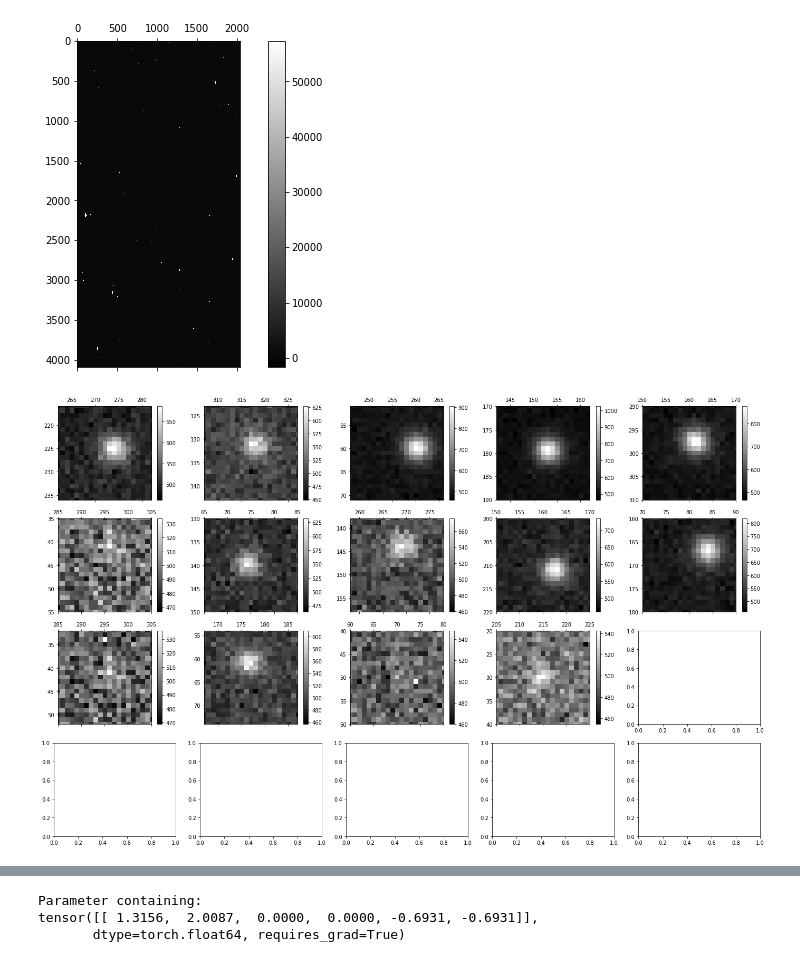
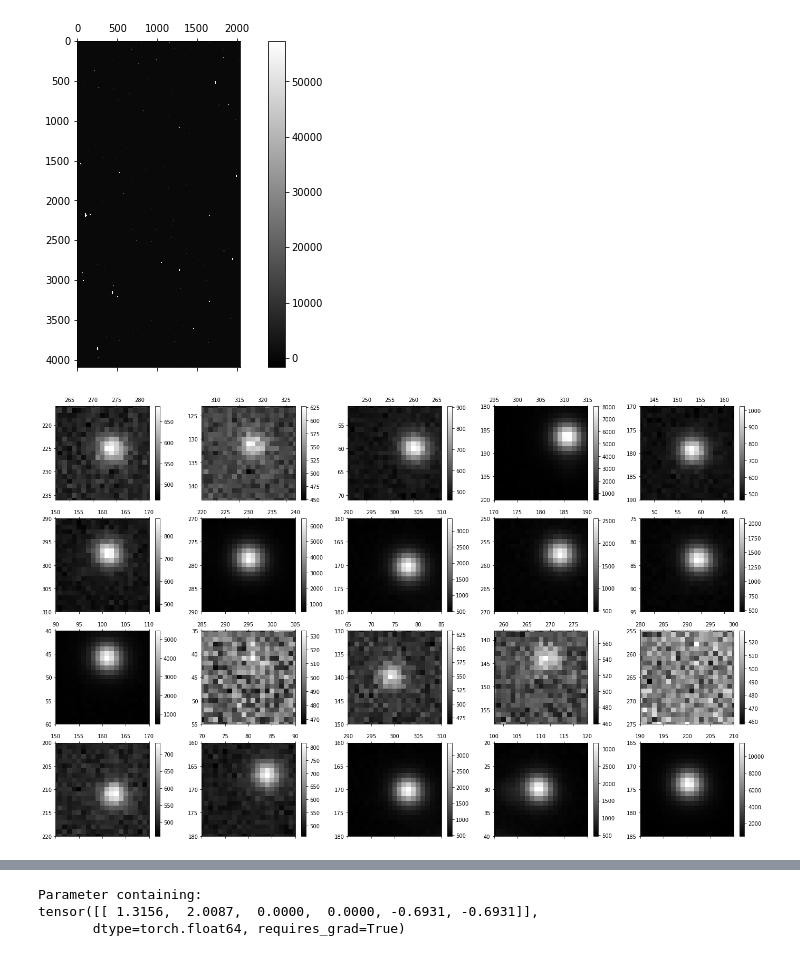
Before and after one commit to prob-ml/bliss, a Jupyter notebook: case_studies/starnet/decaps/fit_psf_i.ipynb, the cells around one changed output, grey strips where cells are left out. Saved outputs shown, nothing was run; the diff lists cells and outputs as text; code cells hidden in the pictures.

```diff
--- a/case_studies/starnet/decaps/fit_psf_i.ipynb
+++ b/case_studies/starnet/decaps/fit_psf_i.ipynb
@@ -54,27 +57,39 @@ f.colorbar(im, ax = ax)
 # %%
 f, axarr = plt.subplots(4, 5, figsize=(24, 15))
 
 subimage_slen = 20
-# x1_vec = np.array([252, 297, 236, 285, 132, 140, 210, 280, 160, 37, 80, 275, 55, 248, 270, 140, 60, 280, 90, 180]) + 10
-# x0_vec = np.array([216, 123, 51, 180, 170, 290, 270, 160, 250, 75, 40, 35, 130, 138, 255, 200, 160, 160, 20, 165])
+# x0_vec = np.arange(x0, x0 + slen, subimage_slen)
+# x1_vec = np.arange(x1, x1 + slen, subimage_slen)
 
-x0_vec = np.array([216, 123, 51, 170, 290, 35, 130, 138, 200, 160, 32, 54, 40, 20])
-x1_vec = np.array([252, 297, 236, 132, 140, 275, 55, 248, 140, 60, 275, 157, 50, 195]) + 10
+x0_vec = np.array([216, 123, 51, 180, 170, 290, 270, 160, 250, 75,
+                   40, 35, 130, 138, 255, 200, 160, 160, 20, 165])
+x1_vec = np.array([252, 297, 236, 285, 132, 140, 210, 280, 160,
+                   37, 80, 275, 55, 248, 270, 140, 60, 280, 90, 180]) + 10
+
+# x0_vec = [216, 123, 51, 170, 290, 35, 130, 138, 200, 160, 32, 54, 40, 20]
+# x1_vec = [252, 297, 236, 132, 140, 275, 55, 248, 140, 60, 275, 157, 50, 195]
+
+# x0_vec = [32]
+# x1_vec = [275]
+
+# x0_vec = [165]
+# x1_vec = [180]
+
 
 for i in range(len(x0_vec)):
     _x0 = x0_vec[i]
     _x1 = x1_vec[i]
 
     ax = axarr[i // 5,  i % 5]
 
 
     im = plotting.plot_image(ax,
                              image[0, 0],
                              _x0,
                              _x1,
                              subimage_slen,
                              subimage_slen)
 
     f.colorbar(im, ax = ax)
 # %% [output]
-[figure, old version]
+[figure, new version]
```
Also changed, not shown: parts of 16 cells of this notebook, 6 other files.
